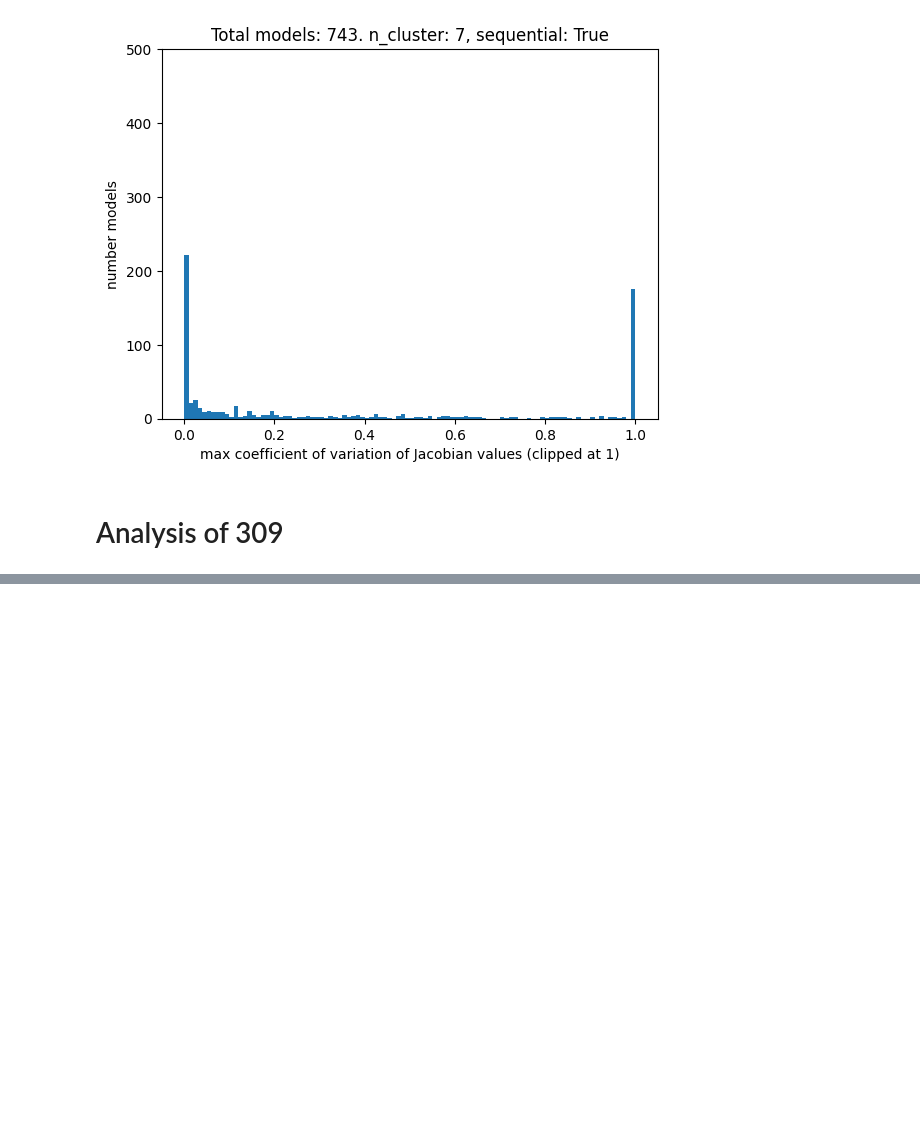
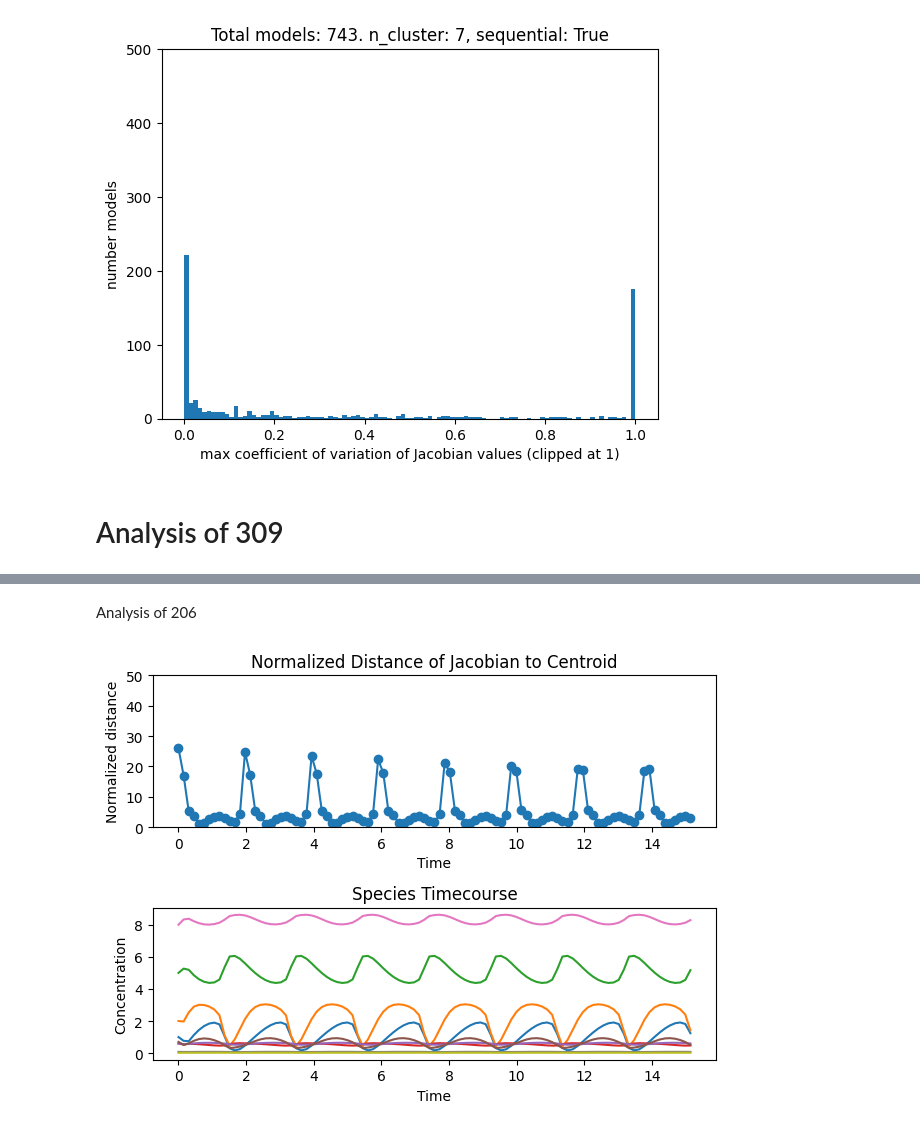
Before and after one commit to ModelEngineering/model_linearity_analysis, a Jupyter notebook: notebooks/jacobian_stationarity.ipynb, the cells around one changed output, grey strips where cells are left out. Drawn from its saved outputs; the diff is of its cells as text; code cells hidden in the pictures; blank space fills up the shorter version.

```diff
--- a/notebooks/jacobian_stationarity.ipynb
+++ b/notebooks/jacobian_stationarity.ipynb
@@ -101,0 +82,6 @@ plotAnalysis(206, 10, ylim=(0, 20))
+# %% [markdown]
+Analysis of 206
+# %%
+plotAnalysis(206, ylim=[0, 50])
+# %% [output]
+[figure, added]
```
Also changed, not shown: parts of 4 cells of this notebook, 4 other files.
